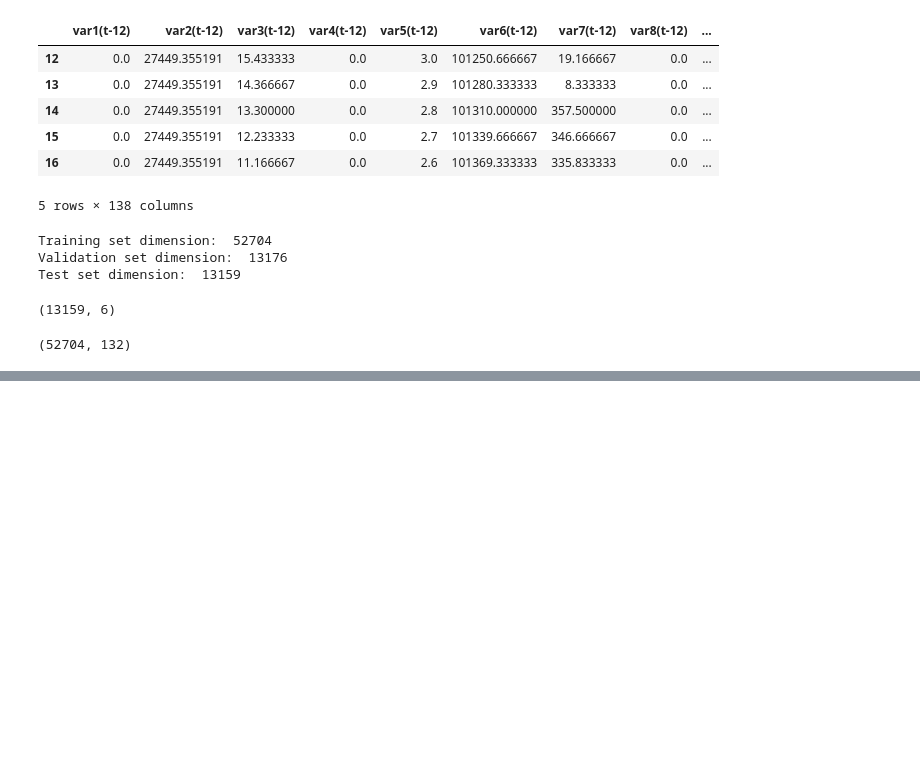
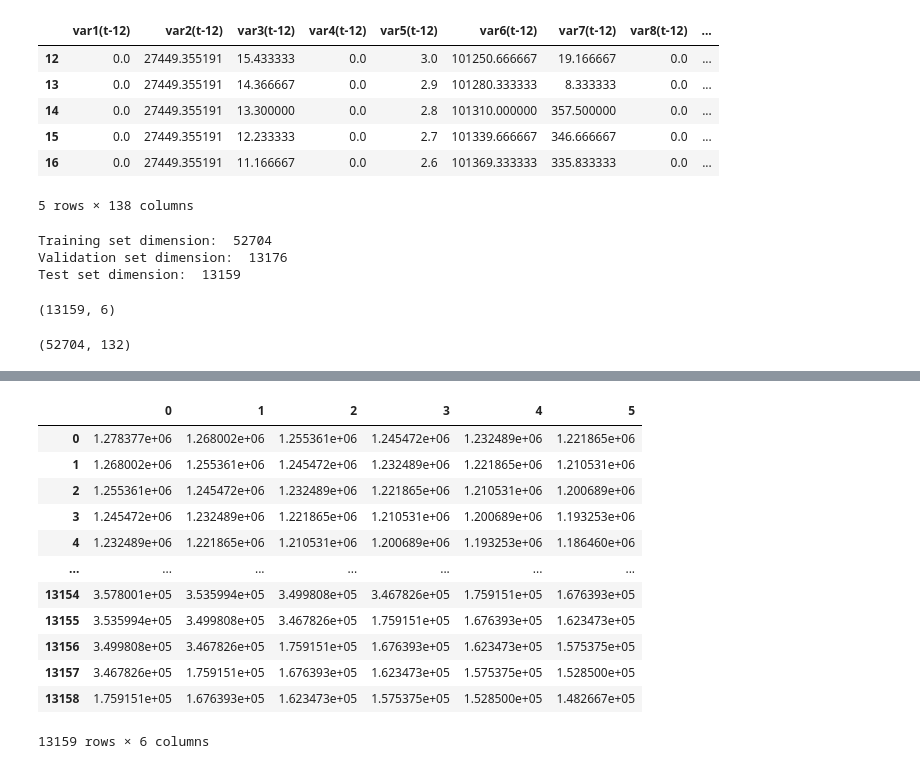
Before and after one commit to bre3760/ictbuilding, a Jupyter notebook: prediction_model/LSTM_proof-CNN.ipynb, the cells around one changed output, grey strips where cells are left out. Drawn from its saved outputs; the diff is of its cells as text; code cells hidden in the pictures; blank space fills up the shorter version.

```diff
--- a/prediction_model/LSTM_proof-CNN.ipynb
+++ b/prediction_model/LSTM_proof-CNN.ipynb
@@ -362,5 +377,21 @@ Text(0.5, 1.0, 'DistrictCooling Facility Prediction')
 def mean_absolute_percentage_error(y_true, y_pred):
     y_true, y_pred = np.array(y_true), np.array(y_pred)
     return np.mean(np.abs((y_true - y_pred) / (y_true+1))) * 100
+# %%
+test
+# %% [output]
+|  | 0 | 1 | 2 | 3 | 4 | 5 |
+| 0 | 1.278377e+06 | 1.268002e+06 | 1.255361e+06 | 1.245472e+06 | 1.232489e+06 | 1.221865e+06 |
+| 1 | 1.268002e+06 | 1.255361e+06 | 1.245472e+06 | 1.232489e+06 | 1.221865e+06 | 1.210531e+06 |
+| 2 | 1.255361e+06 | 1.245472e+06 | 1.232489e+06 | 1.221865e+06 | 1.210531e+06 | 1.200689e+06 |
+| 3 | 1.245472e+06 | 1.232489e+06 | 1.221865e+06 | 1.210531e+06 | 1.200689e+06 | 1.193253e+06 |
+| 4 | 1.232489e+06 | 1.221865e+06 | 1.210531e+06 | 1.200689e+06 | 1.193253e+06 | 1.186460e+06 |
+| ... | ... | ... | ... | ... | ... | ... |
+| 13154 | 3.578001e+05 | 3.535994e+05 | 3.499808e+05 | 3.467826e+05 | 1.759151e+05 | 1.676393e+05 |
+| 13155 | 3.535994e+05 | 3.499808e+05 | 3.467826e+05 | 1.759151e+05 | 1.676393e+05 | 1.623473e+05 |
+| 13156 | 3.499808e+05 | 3.467826e+05 | 1.759151e+05 | 1.676393e+05 | 1.623473e+05 | 1.575375e+05 |
+| 13157 | 3.467826e+05 | 1.759151e+05 | 1.676393e+05 | 1.623473e+05 | 1.575375e+05 | 1.528500e+05 |
+| 13158 | 1.759151e+05 | 1.676393e+05 | 1.623473e+05 | 1.575375e+05 | 1.528500e+05 | 1.482667e+05 |
+13159 rows × 6 columns
 # %%
 err=np.abs(pred_df-test)/(test+1)
```
Also changed, not shown: parts of 14 cells of this notebook.
